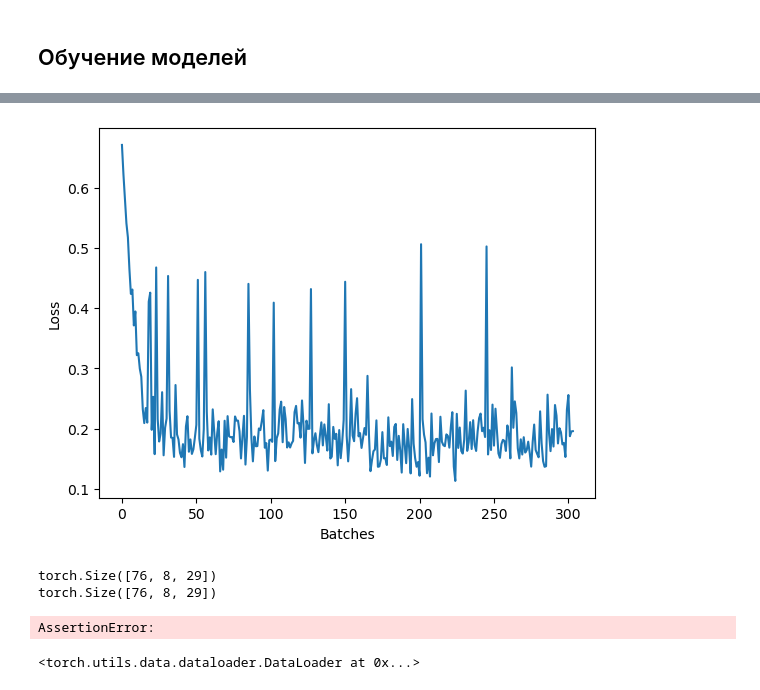
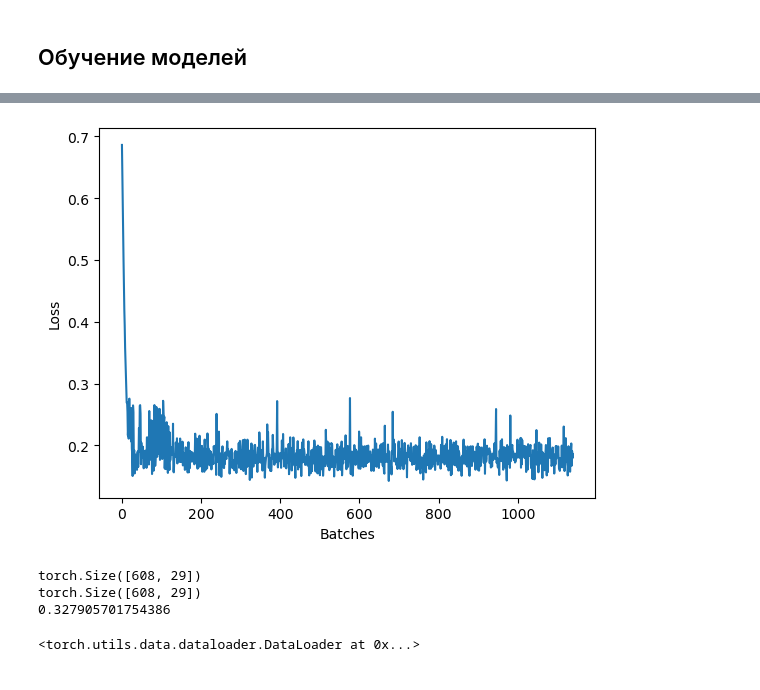
Before and after one commit to AbylayDalabay/NLP, a Jupyter notebook: 06_lstm_multilabel_classification/lstm_multilabel.ipynb, the cells around one changed output, grey strips where cells are left out. Cells and saved outputs as stored; diff of their text form; code cells hidden in the pictures.

Commit message:
06_lstm batch_size=32

```diff
--- a/06_lstm_multilabel_classification/lstm_multilabel.ipynb
+++ b/06_lstm_multilabel_classification/lstm_multilabel.ipynb
@@ -282,16 +287,20 @@ def collate_fn(batch_and_label):
 train_dataset = CustomDataset(train_indices, y_train)
 test_dataset = CustomDataset(test_indices, y_test)
 # %%
+RANDOM_SEED=667
+generator = torch.Generator().manual_seed(RANDOM_SEED)
+
 train_loader = DataLoader(
     train_dataset,
-    batch_size=8,
+    batch_size=32,
     shuffle=True,
-    collate_fn=collate_fn
+    collate_fn=collate_fn,
+    generator=generator
 )
 
 test_loader = DataLoader(
     test_dataset,
-    batch_size=8,
+    batch_size=16,
     shuffle=False,
     collate_fn=collate_fn
 )
@@ -380,32 +389,33 @@ def train(
     model,
     forward_loop_func,
     train_loader: DataLoader,
+    epochs=1
 ):
     loss_func = nn.BCELoss()
     optimizer = torch.optim.Adam(model.parameters())
     sigmoid = nn.Sigmoid()
 
     loss_history = []
-    for batch, labels in train_loader:
-        optimizer.zero_grad()
-        raw_logits = forward_loop_func(model, batch)
-        loss = loss_func(sigmoid(raw_logits), labels)
-        loss.backward()
-        optimizer.step()
-        loss_history.append(loss.item())
+    for epoch in range(epochs):
+        for batch, labels in train_loader:
+            optimizer.zero_grad()
+            raw_logits = forward_loop_func(model, batch)
+            loss = loss_func(sigmoid(raw_logits), labels)
+            loss.backward()
+            optimizer.step()
+            loss_history.append(loss.item())
 
-        clear_output(True)
-        plt.plot(loss_history)
-        plt.xlabel('Batches')
-        plt.ylabel('Loss')
-        plt.show()
+            clear_output(True)
+            plt.plot(loss_history)
+            plt.xlabel('Batches')
+            plt.ylabel('Loss')
+            plt.show()
 
     return model
 # %%
 rnn_config = {
-    'batch_size' : 8,
     'num_tokens' : tokenizer.vocab_size,
-    'embedding_size' : 64,
+    'embedding_size' : 128,
     'hidden_embedding_size' : 128,
     'output_size' : len(label_set)
 }
@@ -419,11 +429,12 @@ rnn_cell = RNNCell(
 # %%
 rnn_cell = train(
     rnn_cell,
     rnn_loop,
-    train_loader
+    train_loader,
+    epochs=15
 )
 # %% [output]
-[figure, old version]
+[figure, new version]
 # %%
 @torch.inference_mode()
 def inference(
@@ -447,15 +458,21 @@ res = inference(
 )
 # %%
 predicted_outputs, true_labels = res
+
+predicted_outputs = torch.flatten(predicted_outputs, end_dim=1)
+true_labels = torch.flatten(true_labels, end_dim=1)
 
 print(predicted_outputs.shape)
 print(true_labels.shape)
 
-print(compute_f1(predicted_outputs.flatten(), true_labels.flatten()))
+print(compute_f1(
+    torch.transpose(predicted_outputs, 1, 0),
+    torch.transpose(true_labels, 1, 0)
+))
 # %% [output]
-torch.Size([76, 8, 29])
-torch.Size([76, 8, 29])
+torch.Size([608, 29])
+torch.Size([608, 29])
+0.327905701754386
-AssertionError:
 # %%
 def plot_proba_distribution(labels, probas):
     plt.figure(figsize=(15, 5))
```
Also changed, not shown: parts of 5 cells of this notebook.
